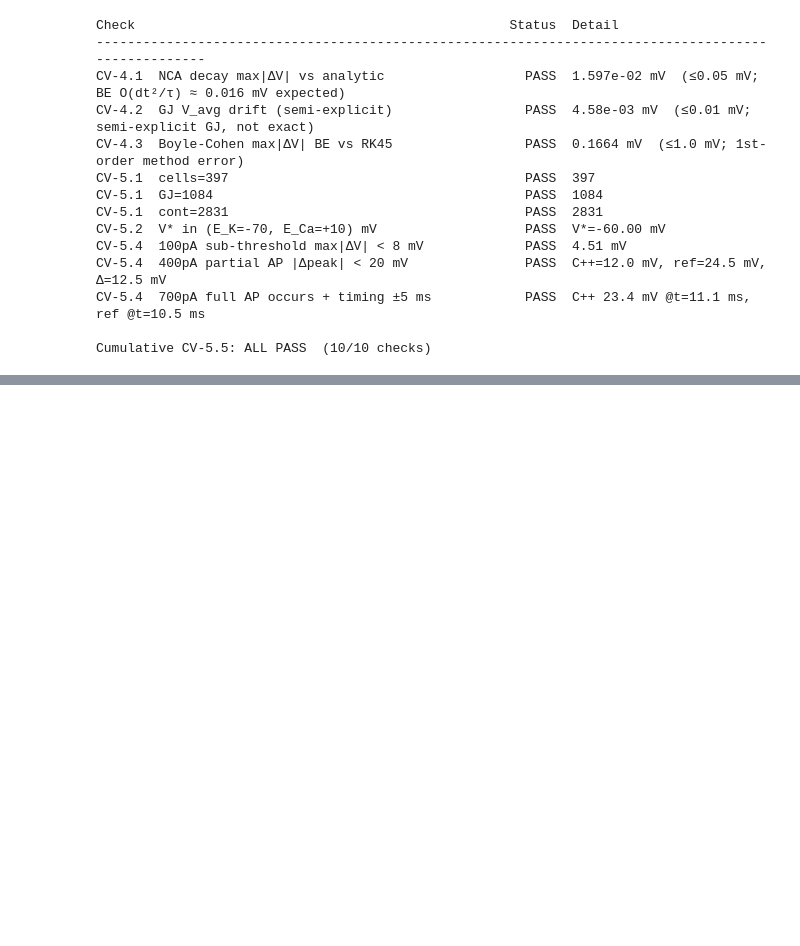
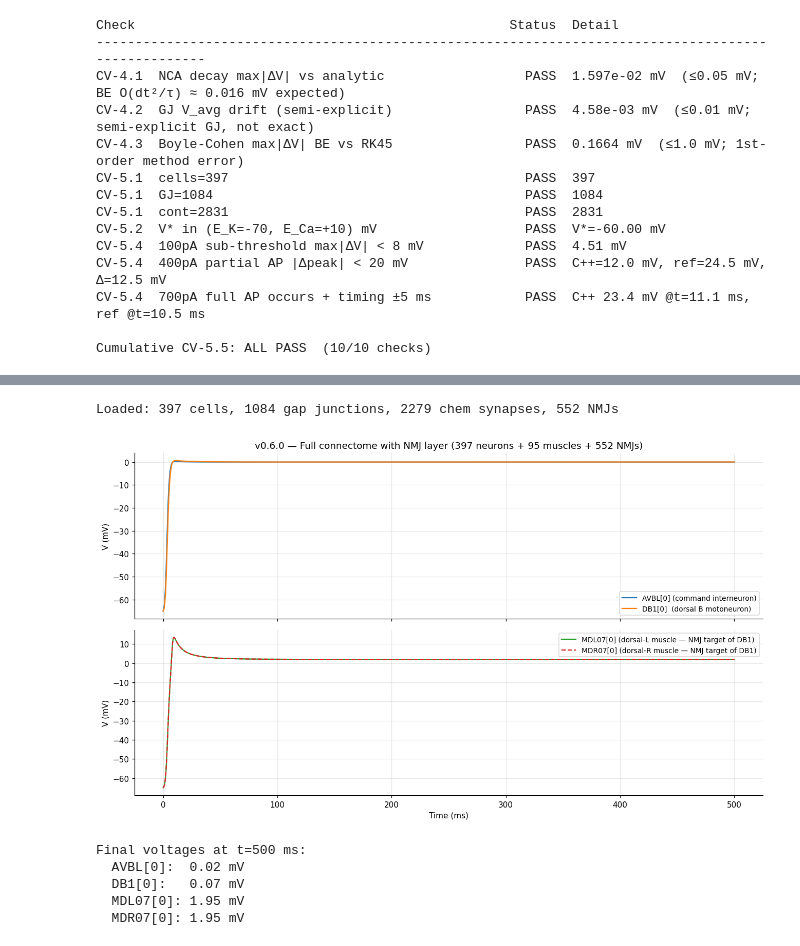
Before and after one commit to VahidGh/wormsim2, a Jupyter notebook: notebooks/project_tour.ipynb, the cells around one changed output, grey strips where cells are left out. Cells and saved outputs as stored; diff of their text form; code cells hidden in the pictures; blank space fills up the shorter version.

```diff
--- a/notebooks/project_tour.ipynb
+++ b/notebooks/project_tour.ipynb
@@ -1535,0 +1573,48 @@ Cumulative CV-5.5: ALL PASS  (10/10 checks)
+# %%
+# v0.6.0: Run 500 ms full connectome — forward motor circuit + target muscles
+# DB1[0]:   dorsal B-type motoneuron (forward locomotion)
+# MDL07[0]: dorsal left body-wall muscle 7 — direct NMJ target of DB1
+# MDR07[0]: dorsal right body-wall muscle 7 — direct NMJ target of DB1
+import io as _io060
+import numpy as _np060
+
+_NML = 'data/c302/c302_C2_Full.net.nml'
+_cells_060 = 'AVBL[0],DB1[0],MDL07[0],MDR07[0]'
+_out_060, _err_060, _rc060 = run_in_docker(
+    f'./build/src/cpp/tools/connectome_trace {_NML} 500 0.025 {_cells_060}')
+assert _rc060 == 0, f'connectome_trace failed:\n{_err_060}'
+
+print(_err_060)   # shows: Loaded 397 cells, 1084 GJ, 2279 chem syn, 552 NMJ
+
+_d060 = _np060.genfromtxt(_io060.StringIO(_out_060), delimiter=',', names=True)
+
+_fig060, _axes060 = plt.subplots(2, 1, figsize=(12, 7), sharex=True)
+
+# Top: interneuron + motoneuron
+_axes060[0].plot(_d060['t'], _d060['V_AVBL0'], color='tab:blue',   lw=1.5, label='AVBL[0] (command interneuron)')
+_axes060[0].plot(_d060['t'], _d060['V_DB10'],  color='tab:orange', lw=1.5, label='DB1[0]  (dorsal B motoneuron)')
+_axes060[0].set_ylabel('V (mV)'); _axes060[0].legend(fontsize=9)
+_axes060[0].set_title('v0.6.0 — Full connectome with NMJ layer (397 neurons + 95 muscles + 552 NMJs)')
+_axes060[0].grid(True, alpha=0.3)
+
+# Bottom: target muscles
+_axes060[1].plot(_d060['t'], _d060['V_MDL070'], color='tab:green', lw=1.5, label='MDL07[0] (dorsal-L muscle — NMJ target of DB1)')
+_axes060[1].plot(_d060['t'], _d060['V_MDR070'], color='tab:red',   lw=1.5, ls='--', label='MDR07[0] (dorsal-R muscle — NMJ target of DB1)')
+_axes060[1].set_xlabel('Time (ms)'); _axes060[1].set_ylabel('V (mV)')
+_axes060[1].legend(fontsize=9); _axes060[1].grid(True, alpha=0.3)
+
+plt.tight_layout(); plt.show()
+
+print(f'\nFinal voltages at t=500 ms:')
+print(f'  AVBL[0]:  {_d060["V_AVBL0"][-1]:.2f} mV')
+print(f'  DB1[0]:   {_d060["V_DB10"][-1]:.2f} mV')
+print(f'  MDL07[0]: {_d060["V_MDL070"][-1]:.2f} mV')
+print(f'  MDR07[0]: {_d060["V_MDR070"][-1]:.2f} mV')
+# %% [output]
+Loaded: 397 cells, 1084 gap junctions, 2279 chem synapses, 552 NMJs
+[figure, added]
+Final voltages at t=500 ms:
+  AVBL[0]:  0.02 mV
+  DB1[0]:   0.07 mV
+  MDL07[0]: 1.95 mV
+  MDR07[0]: 1.95 mV
```
Also changed, not shown: parts of 11 cells of this notebook, 16 other files.
